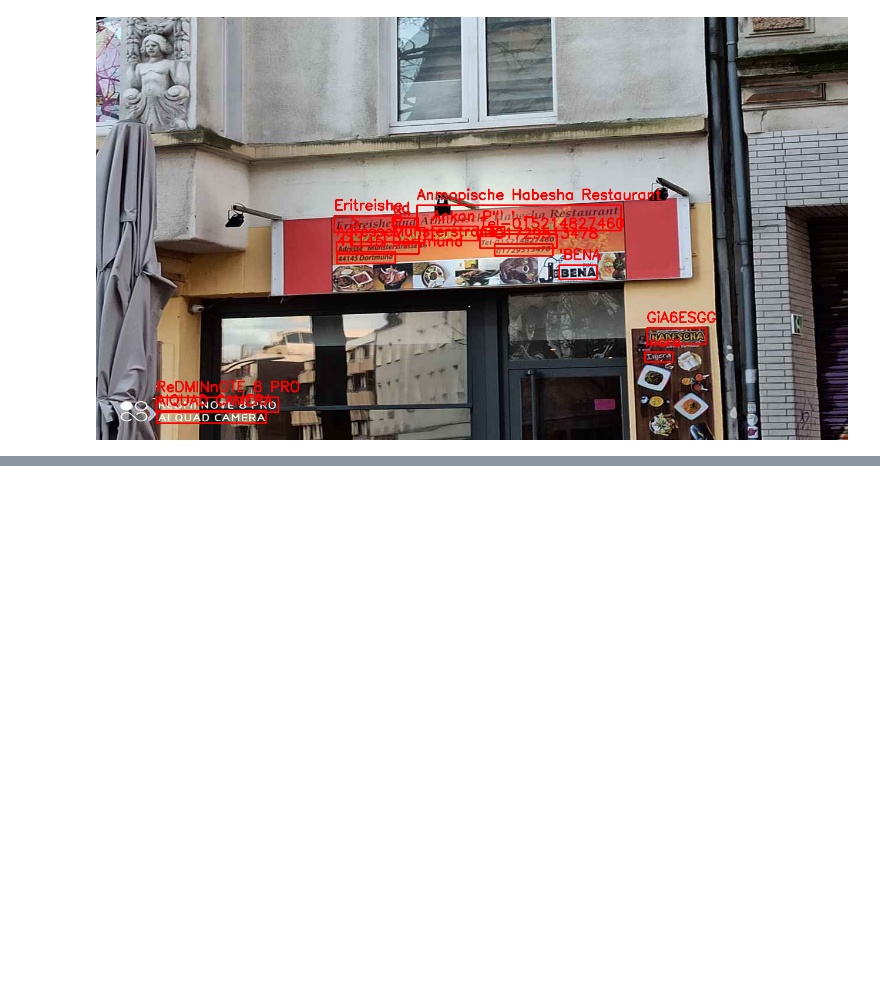
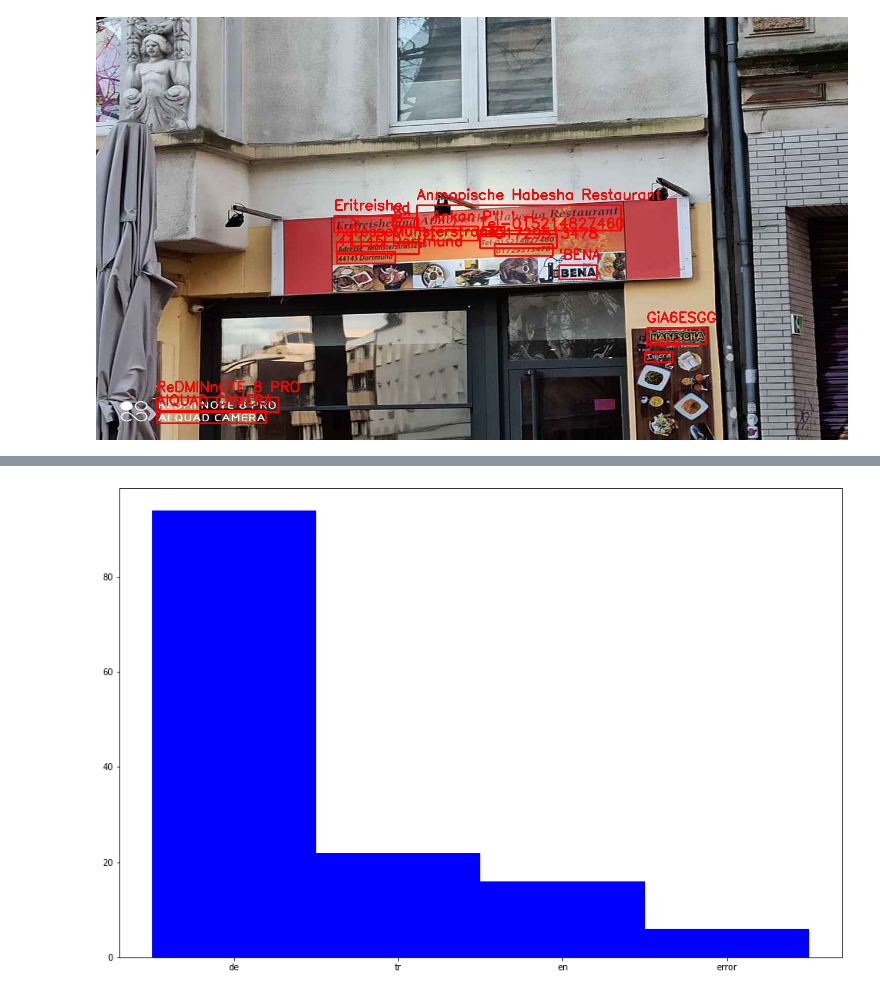
Before and after one commit to vk18mishra/Multilingual-Landscaping-in-Dortmund-Nordstadt, a Jupyter notebook: RMEL_Project_Landscaping.ipynb, the cells around one changed output, grey strips where cells are left out. Cells and saved outputs as stored; diff of their text form; code cells hidden in the pictures; blank space fills up the shorter version.

```diff
--- a/RMEL_Project_Landscaping.ipynb
+++ b/RMEL_Project_Landscaping.ipynb
@@ -180,0 +251,17 @@ df_temp
+# %%
+lang_list_sort = []
+freq_sort = []
+for lang in dict_lang_t:
+    lang_list_sort_t = lang[0]
+    if lang_list_sort_t not in ['de', 'tr', 'en', 'error']:
+      continue
+    freq_sort_t = lang[1]
+    lang_list_sort.append(lang_list_sort_t)
+    freq_sort.append(freq_sort_t)
+# %%
+width = 1.0
+plt.figure(figsize=(15,10))
+plt.bar(lang_list_sort, freq_sort, width, color='b')
+plt.show()
+# %% [output]
+[figure, added]
```
Also changed, not shown: parts of 18 cells of this notebook.
